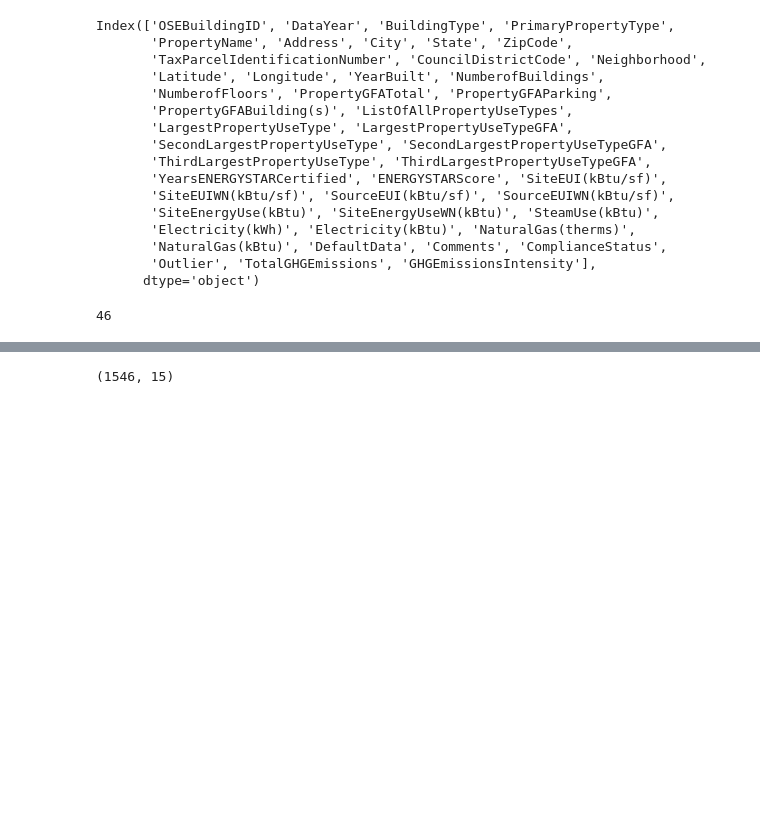
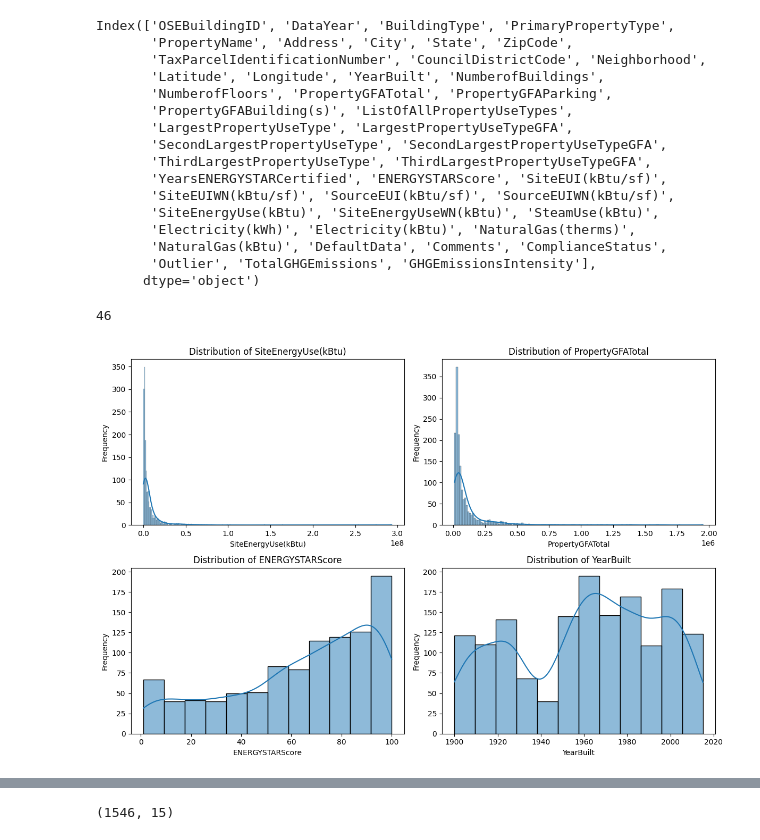
Before and after one commit to Florian-Biggio/Predict-Energy-and-CO2-for-building, a Jupyter notebook: template_modelistation_supervisee.ipynb, the cells around one changed output, grey strips where cells are left out. Saved outputs shown, nothing was run; the diff lists cells and outputs as text; code cells hidden in the pictures; blank space fills up the shorter version.

```diff
--- a/template_modelistation_supervisee.ipynb
+++ b/template_modelistation_supervisee.ipynb
@@ -53,6 +53,28 @@ Index(['OSEBuildingID', 'DataYear', 'BuildingType', 'PrimaryPropertyType',
 len(building_consumption.columns)
 # %% [output]
 46
+# %%
+# Creating the subplots
+fig, axes = plt.subplots(2, 2, figsize=(12, 8))
+
+# Flatten the axes for easy indexing
+axes = axes.flatten()
+cols = ["SiteEnergyUse(kBtu)",
+        "PropertyGFATotal",
+        "ENERGYSTARScore",
+        "YearBuilt"]
+# Plot each column
+for i, col in enumerate(cols):
+    sns.histplot(building_consumption[col], kde=True, ax=axes[i])  # Add kde=True for a density curve
+    axes[i].set_title(f'Distribution of {col}')
+    axes[i].set_xlabel(col)
+    axes[i].set_ylabel('Frequency')
+
+# Adjust layout
+plt.tight_layout()
+plt.show()
+# %% [output]
+[figure, added]
 # %%
 # Define the list of columns you want to keep
 keepColumns = [
```
Also changed, not shown: parts of 4 cells of this notebook, 14 other files.
